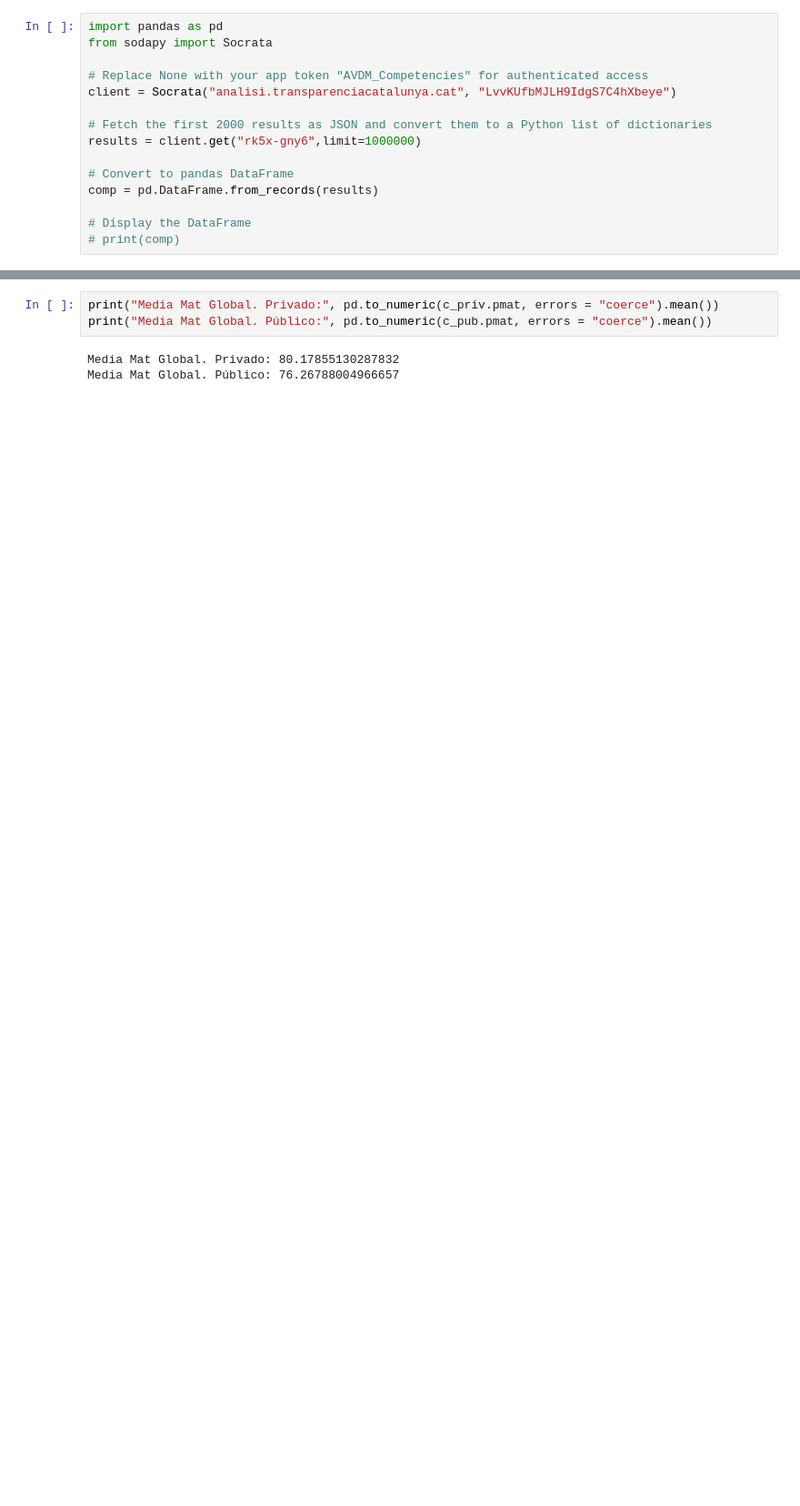
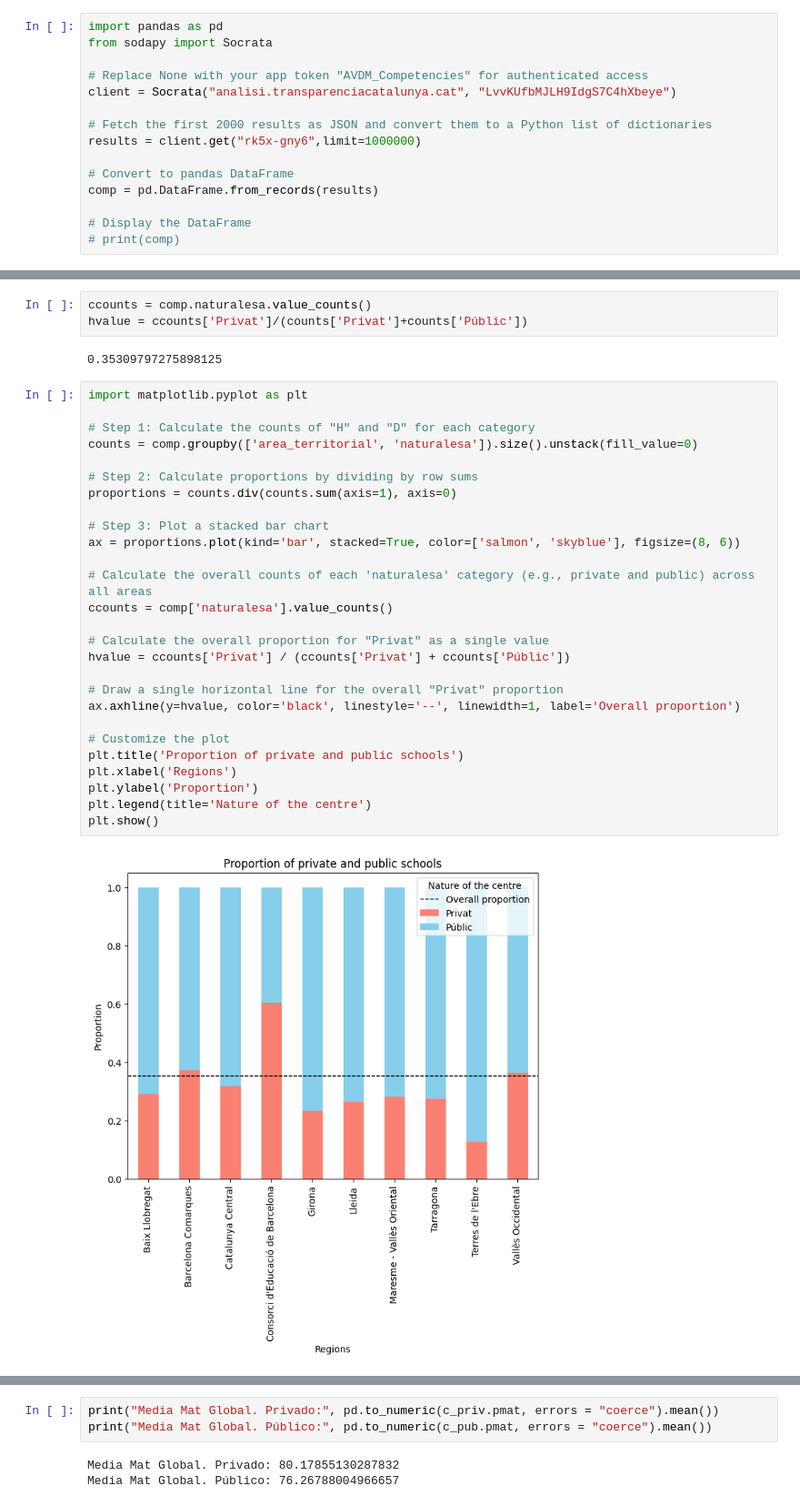
Before and after one commit to edejuan2002/avdm_Competecies, a Jupyter notebook: Eduardo/private_public.ipynb, the cells around one changed output, grey strips where cells are left out. Shown: that part at 91% size. Drawn from its saved outputs; the diff is of its cells as text; blank space fills up the shorter version.

```diff
--- a/Eduardo/private_public.ipynb
+++ b/Eduardo/private_public.ipynb
@@ -15,0 +61,34 @@ comp = pd.DataFrame.from_records(results)
+# %%
+ccounts = comp.naturalesa.value_counts()
+hvalue = ccounts['Privat']/(counts['Privat']+counts['Públic'])
+# %% [output]
+0.35309797275898125
+# %%
+import matplotlib.pyplot as plt
+
+# Step 1: Calculate the counts of "H" and "D" for each category
+counts = comp.groupby(['area_territorial', 'naturalesa']).size().unstack(fill_value=0)
+
+# Step 2: Calculate proportions by dividing by row sums
+proportions = counts.div(counts.sum(axis=1), axis=0)
+
+# Step 3: Plot a stacked bar chart
+ax = proportions.plot(kind='bar', stacked=True, color=['salmon', 'skyblue'], figsize=(8, 6))
+
+# Calculate the overall counts of each 'naturalesa' category (e.g., private and public) across all areas
+ccounts = comp['naturalesa'].value_counts()
+
+# Calculate the overall proportion for "Privat" as a single value
+hvalue = ccounts['Privat'] / (ccounts['Privat'] + ccounts['Públic'])
+
+# Draw a single horizontal line for the overall "Privat" proportion
+ax.axhline(y=hvalue, color='black', linestyle='--', linewidth=1, label='Overall proportion')
+
+# Customize the plot
+plt.title('Proportion of private and public schools')
+plt.xlabel('Regions')
+plt.ylabel('Proportion')
+plt.legend(title='Nature of the centre')
+plt.show()
+# %% [output]
+[figure, added]
```
Also changed, not shown: parts of 14 cells of this notebook.
